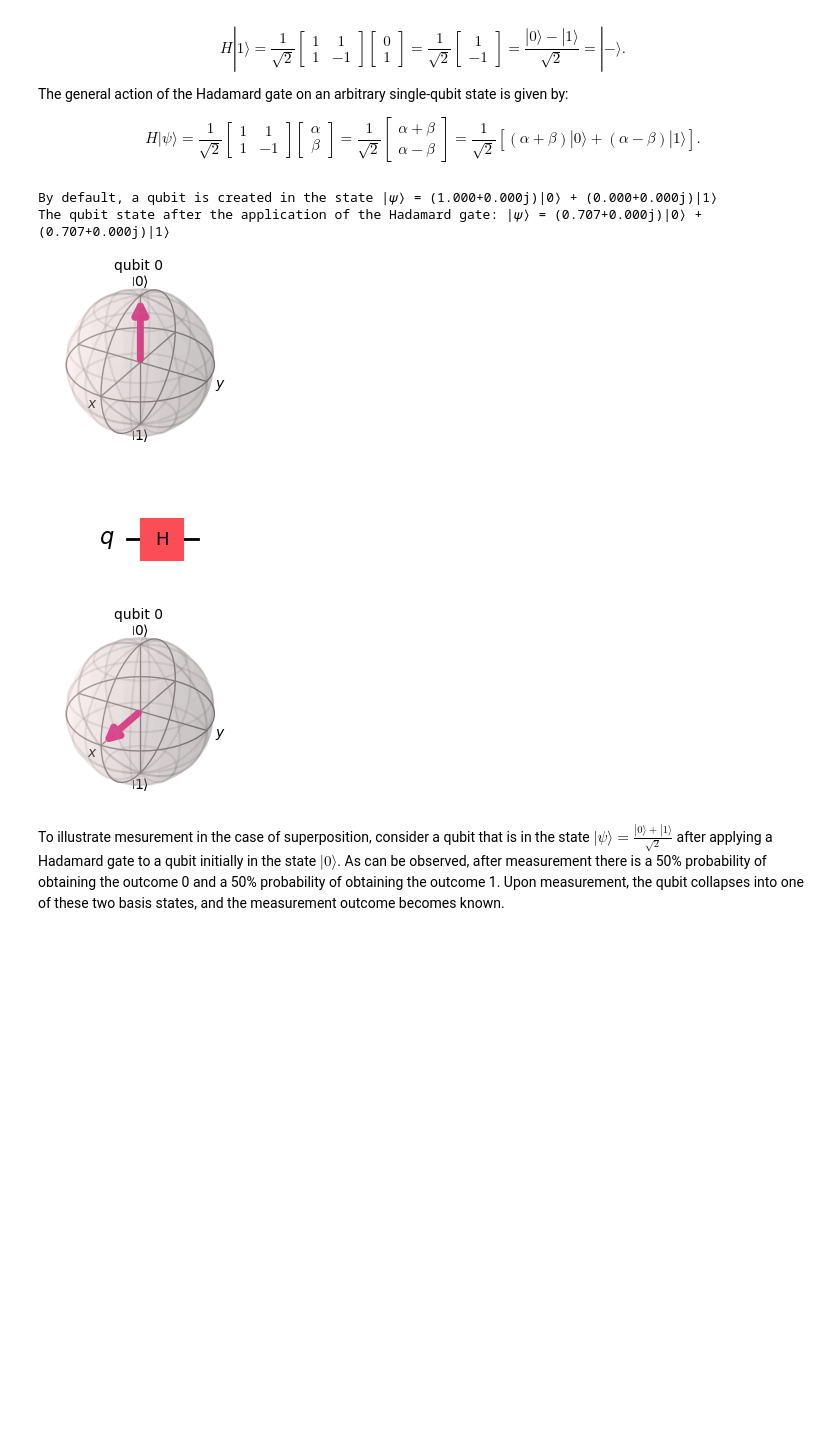
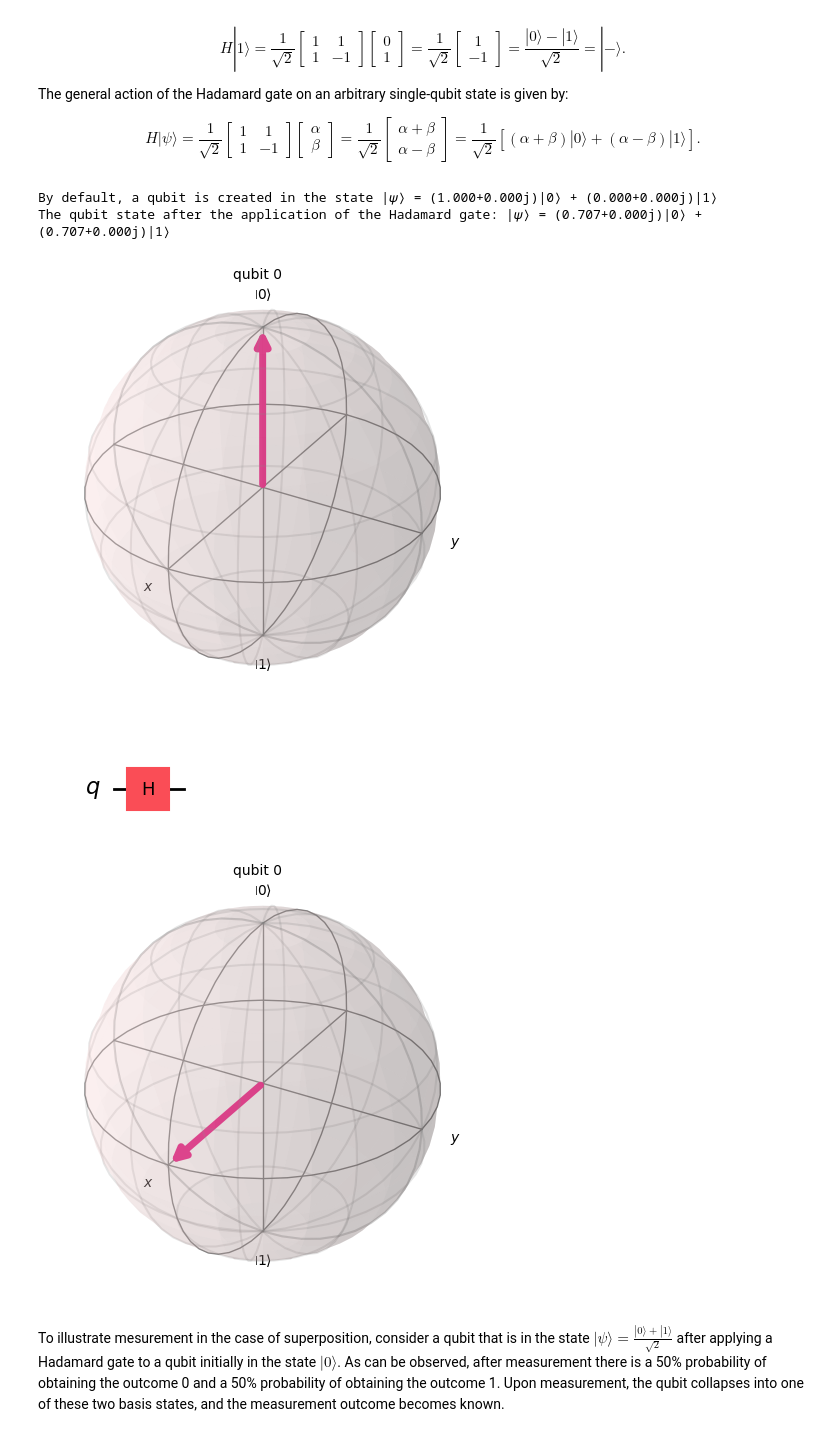
Before and after one commit to QTechEdu/QTech_notebooks, a Jupyter notebook: Quantum-computing.ipynb, the cells around one changed output. Cells and saved outputs as stored; diff of their text form; code cells hidden in the pictures; blank space fills up the shorter version.

```diff
--- a/Quantum-computing.ipynb
+++ b/Quantum-computing.ipynb
@@ -923,39 +667,38 @@ from qiskit import QuantumCircuit
 from qiskit.visualization import plot_bloch_multivector
 from qiskit.quantum_info import Statevector
 import matplotlib.pyplot as plt
 
 # Creates a circuit with 1 qubit
 qc_h = QuantumCircuit(1)
 
 # Initial state
 state_0 = Statevector(qc_h)
 print(f"By default, a qubit is created in the state |𝜓⟩ = ({state_0[0]:.3f})|0⟩ + ({state_0[1]:.3f})|1⟩ ")
 
-plot_bloch_multivector(state_0).set_size_inches(2, 2)
+plot_bloch_multivector(state_0)
 
 # Apply Hadamard gate
 qc_h.h(0)
 
 # Draw the circuit
 qc_h.draw('mpl')
 
 # State after the application of the Hadamard gate
 state_h = Statevector(qc_h)
 print(f"The qubit state after the application of the Hadamard gate: |𝜓⟩ = ({state_h[0]:.3f})|0⟩ + ({state_h[1]:.3f})|1⟩ ")
 
-plot_bloch_multivector(state_h).set_size_inches(2, 2)
+plot_bloch_multivector(state_h)
 
 # Hide header/footer for all open figures at once\n",
 for fig in plt._pylab_helpers.Gcf.get_all_fig_managers():
     fig.canvas.header_visible = False
     fig.canvas.footer_visible = False
-# clear_output()
 # %% [output]
 By default, a qubit is created in the state |𝜓⟩ = (1.000+0.000j)|0⟩ + (0.000+0.000j)|1⟩
 The qubit state after the application of the Hadamard gate: |𝜓⟩ = (0.707+0.000j)|0⟩ + (0.707+0.000j)|1⟩
-[figure, old version]
+[figure, new version]
-[figure, old version]
+[figure, new version]
-[figure, old version]
+[figure, new version]
 # %% [markdown]
 To illustrate mesurement in the case of superposition, consider a qubit that is in the state $|\psi\rangle =  \frac{|0\rangle + |1\rangle}{\sqrt{2}}$ after applying a Hadamard gate to a qubit initially in the state $|0\rangle$. As can be observed, after measurement there is a 50% probability of obtaining the outcome 0 and a 50% probability of obtaining the outcome 1. Upon measurement, the qubit collapses into one of these two basis states, and the measurement outcome becomes known.
 # %%
```
Also changed, not shown: parts of 37 cells of this notebook, 8 other files.
